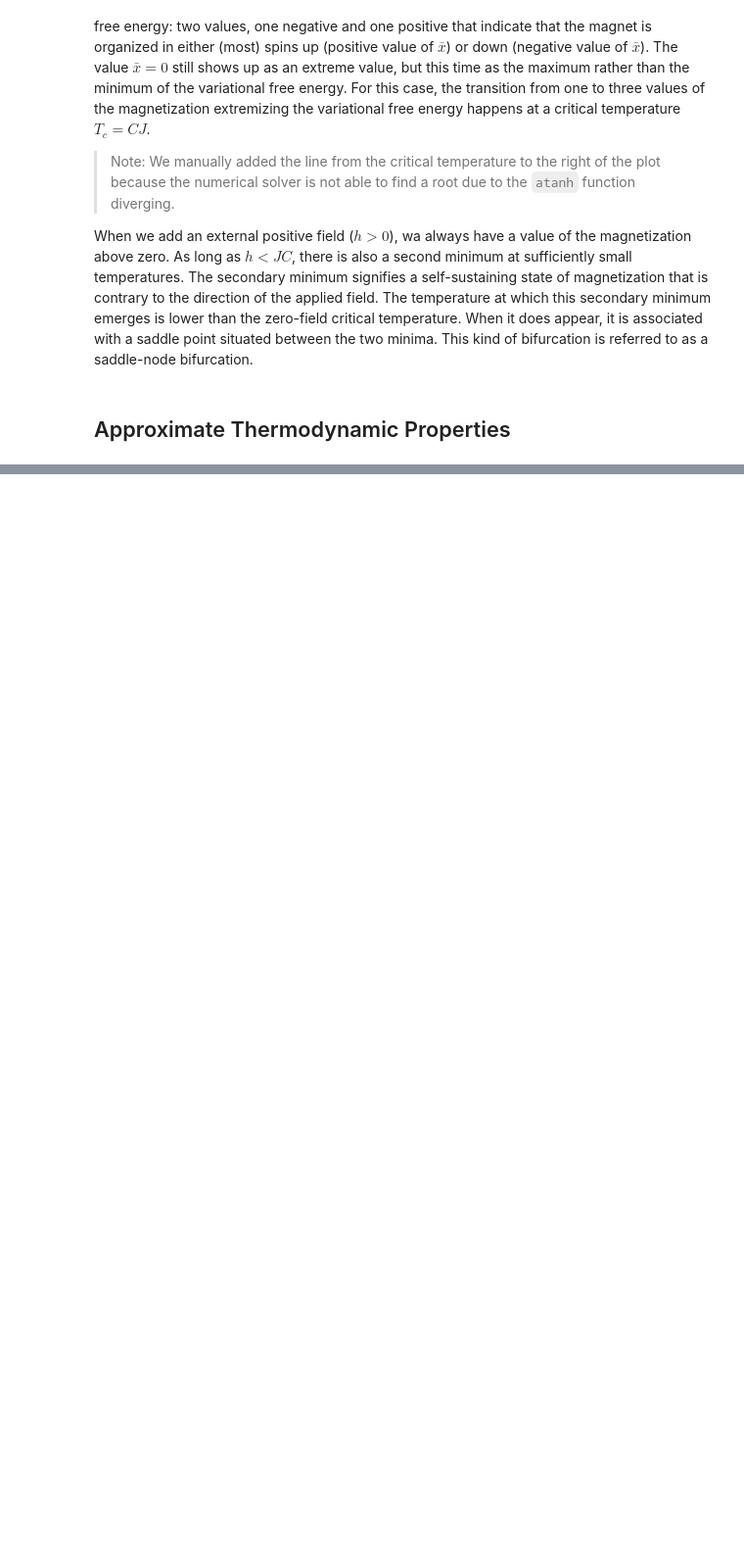
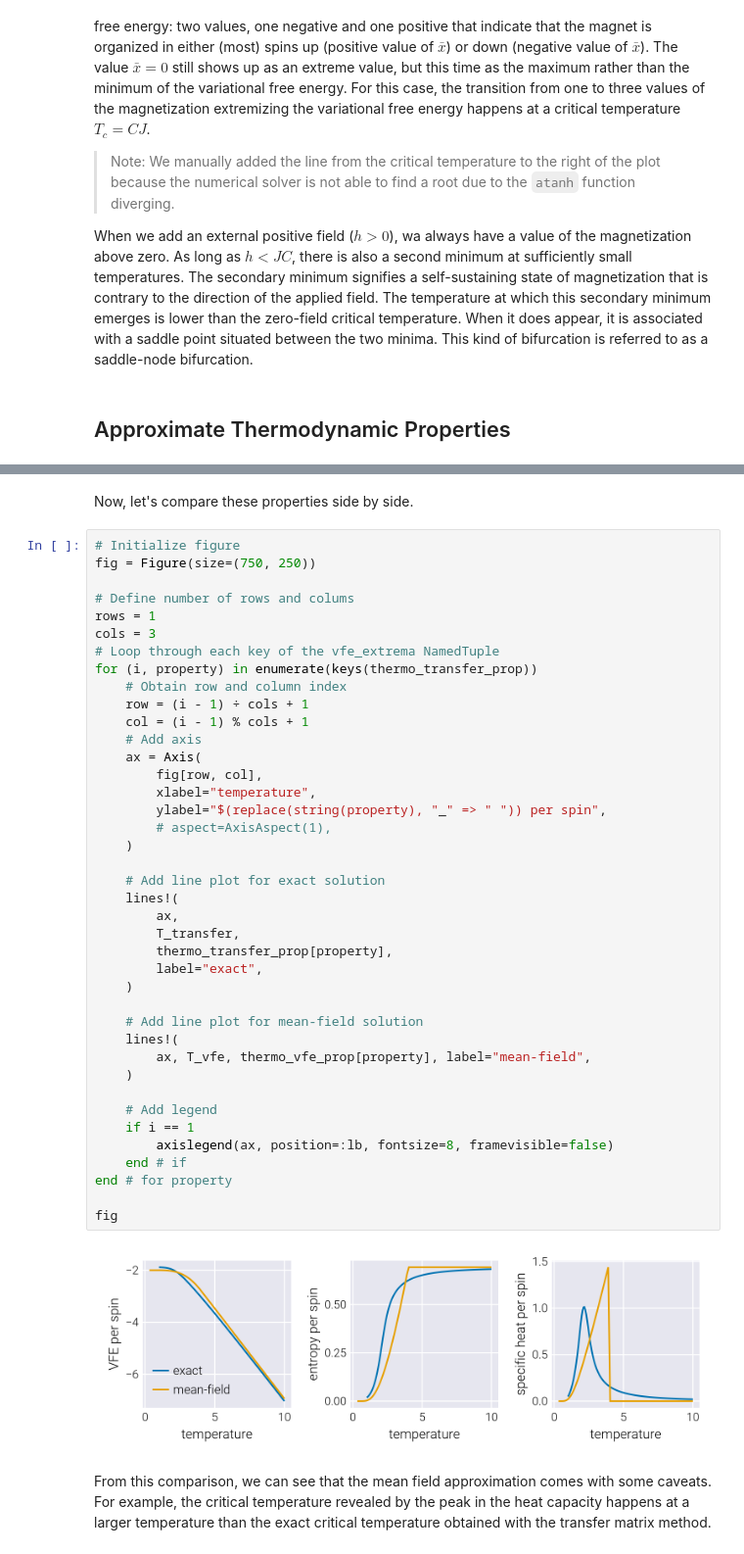
Before and after one commit to mrazomej/active_inference_tutorials, a Jupyter notebook: code/exploratory/ising_model_vfe.ipynb, the cells around one changed output, grey strips where cells are left out. Shown at 98% size. Cells and saved outputs as stored; diff of their text form; blank space fills up the shorter version.

```diff
--- a/code/exploratory/ising_model_vfe.ipynb
+++ b/code/exploratory/ising_model_vfe.ipynb
@@ -864,0 +896,49 @@ first(df_thermo, 5)
+# %% [markdown]
+Now, let's compare these properties side by side.
+# %%
+# Initialize figure
+fig = Figure(size=(750, 250))
+
+# Define number of rows and colums
+rows = 1
+cols = 3
+# Loop through each key of the vfe_extrema NamedTuple
+for (i, property) in enumerate(keys(thermo_transfer_prop))
+    # Obtain row and column index
+    row = (i - 1) ÷ cols + 1
+    col = (i - 1) % cols + 1
+    # Add axis
+    ax = Axis(
+        fig[row, col],
+        xlabel="temperature",
+        ylabel="$(replace(string(property), "_" => " ")) per spin",
+        # aspect=AxisAspect(1),
+    )
+
+    # Add line plot for exact solution
+    lines!(
+        ax,
+        T_transfer,
+        thermo_transfer_prop[property],
+        label="exact",
+    )
+
+    # Add line plot for mean-field solution
+    lines!(
+        ax, T_vfe, thermo_vfe_prop[property], label="mean-field",
+    )
+
+    # Add legend
+    if i == 1
+        axislegend(ax, position=:lb, fontsize=8, framevisible=false)
+    end # if
+end # for property
+
+fig
+# %% [output]
+[figure, added]
+# %% [markdown]
+From this comparison, we can see that the mean field approximation comes with
+some caveats. For example, the critical temperature revealed by the peak in the
+heat capacity happens at a larger temperature than the exact critical
+temperature obtained with the transfer matrix method.
```
Also changed, not shown: parts of 17 cells of this notebook.
